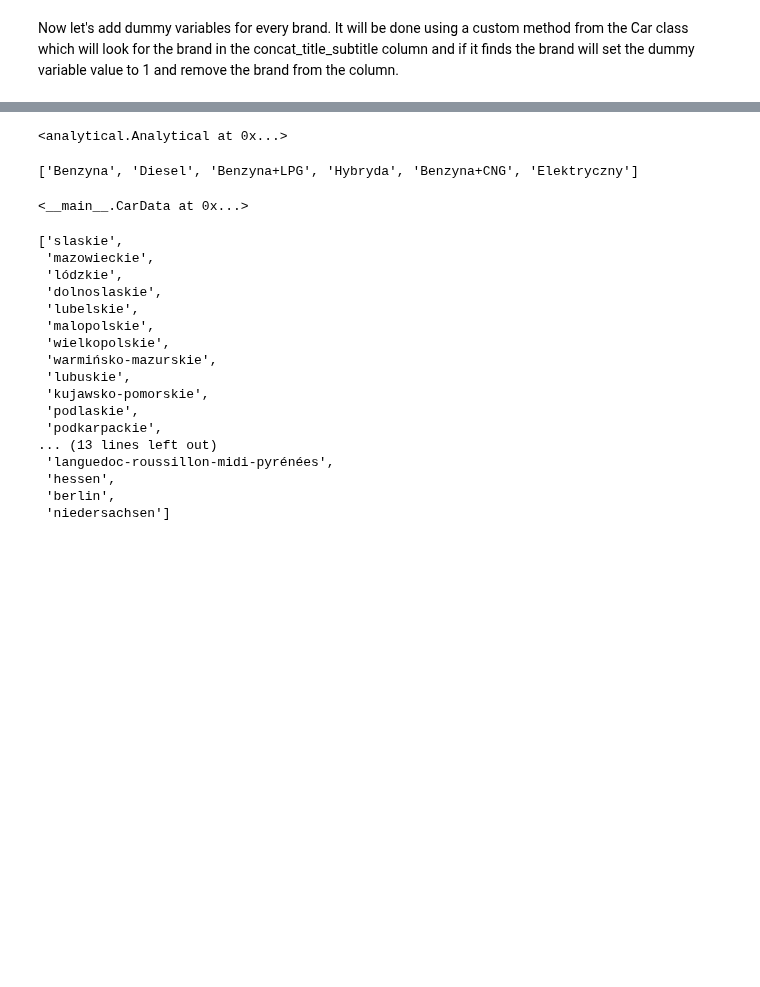
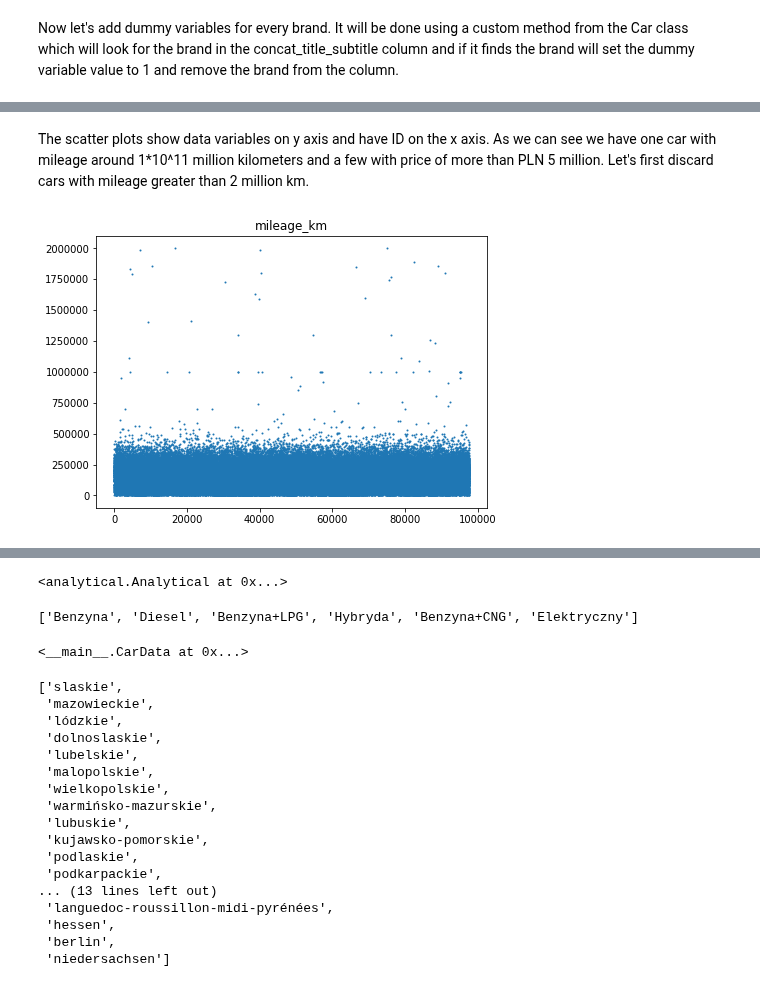
Before and after one commit to TomekQ13/Car_purchase, a Jupyter notebook: car_purchase.ipynb, the cells around one changed output, grey strips where cells are left out. Saved outputs shown, nothing was run; the diff lists cells and outputs as text; code cells hidden in the pictures; blank space fills up the shorter version.

```diff
--- a/car_purchase.ipynb
+++ b/car_purchase.ipynb
@@ -120,0 +156,7 @@ NameError: name 'x' is not defined
+# %% [markdown]
+The scatter plots show data variables on y axis and have ID on the x axis. As we can see we have one car with mileage around 1*10^11 million kilometers and a few with price of more than PLN 5 million. Let's first discard cars with mileage greater than 2 million km.
+# %%
+data.remove_outliers('mileage_km', 2000000, 'more_than')
+data.scatter_nox('mileage_km')
+# %% [output]
+[figure, added]
```
Also changed, not shown: parts of 13 cells of this notebook.
